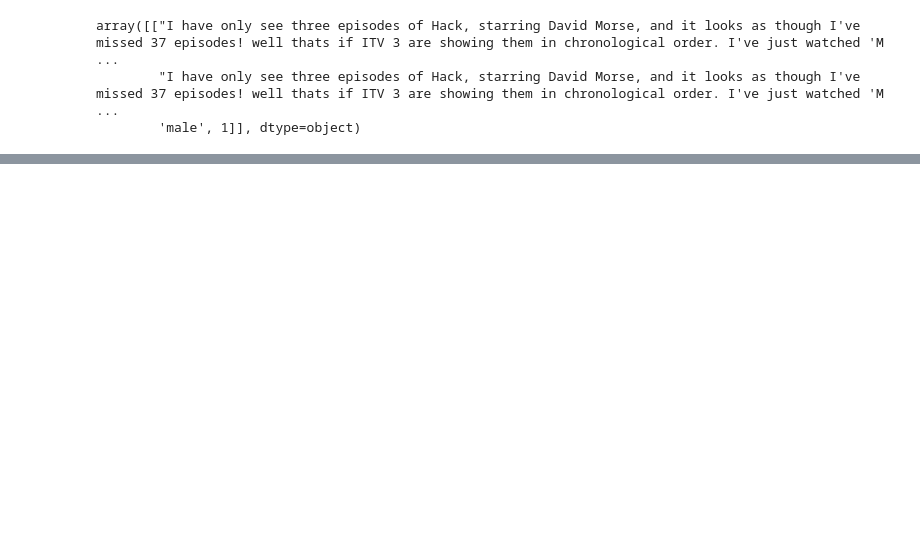
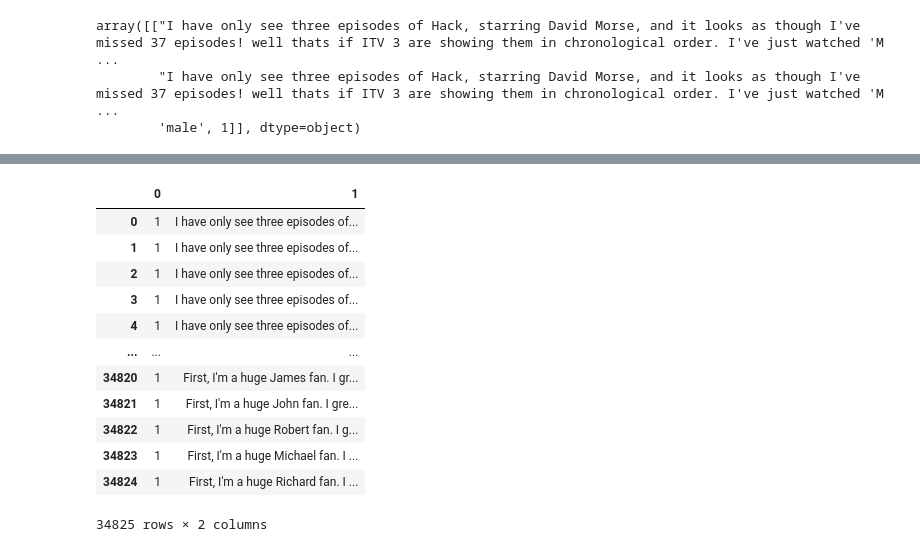
Before and after one commit to soarsmu/BiasFinder, a Jupyter notebook: data/mutant-generation.ipynb, the cells around one changed output, grey strips where cells are left out. Drawn from its saved outputs; the diff is of its cells as text; code cells hidden in the pictures; blank space fills up the shorter version.

Commit message:
mutant generation using full test data

```diff
--- a/data/mutant-generation.ipynb
+++ b/data/mutant-generation.ipynb
@@ -647,0 +691,17 @@ df_mutant.to_csv("imdb_mutant/test.csv", index=False)
+# %%
+temp = pd.read_csv("imdb_mutant/male/test.csv", header=None, sep="\t")
+temp
+# %% [output]
+|  | 0 | 1 |
+| 0 | 1 | I have only see three episodes of... |
+| 1 | 1 | I have only see three episodes of... |
+| 2 | 1 | I have only see three episodes of... |
+| 3 | 1 | I have only see three episodes of... |
+| 4 | 1 | I have only see three episodes of... |
+| ... | ... | ... |
+| 34820 | 1 | First, I'm a huge James fan. I gr... |
+| 34821 | 1 | First, I'm a huge John fan. I gre... |
+| 34822 | 1 | First, I'm a huge Robert fan. I g... |
+| 34823 | 1 | First, I'm a huge Michael fan. I ... |
+| 34824 | 1 | First, I'm a huge Richard fan. I ... |
+34825 rows × 2 columns
```
Also changed, not shown: parts of 6 cells of this notebook.
